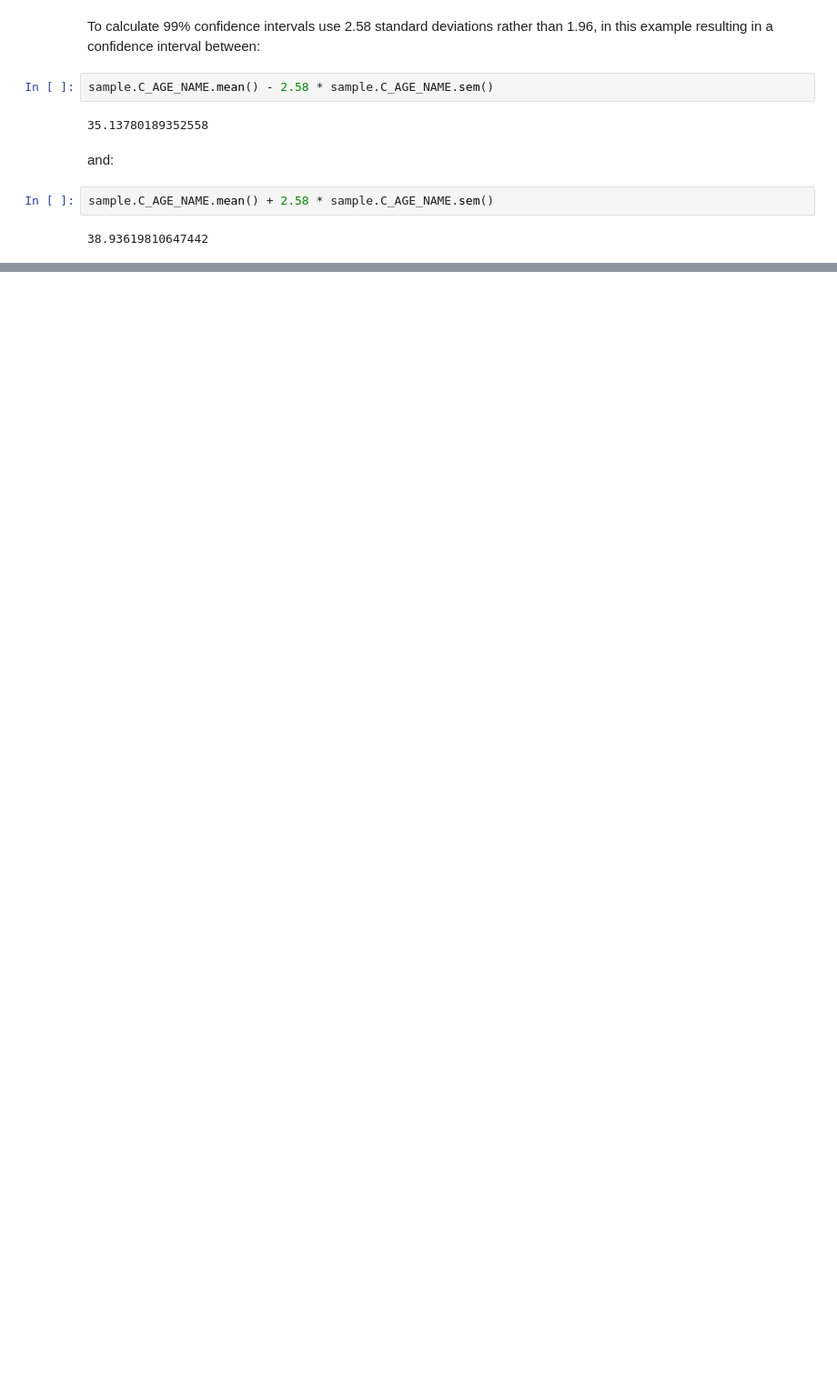
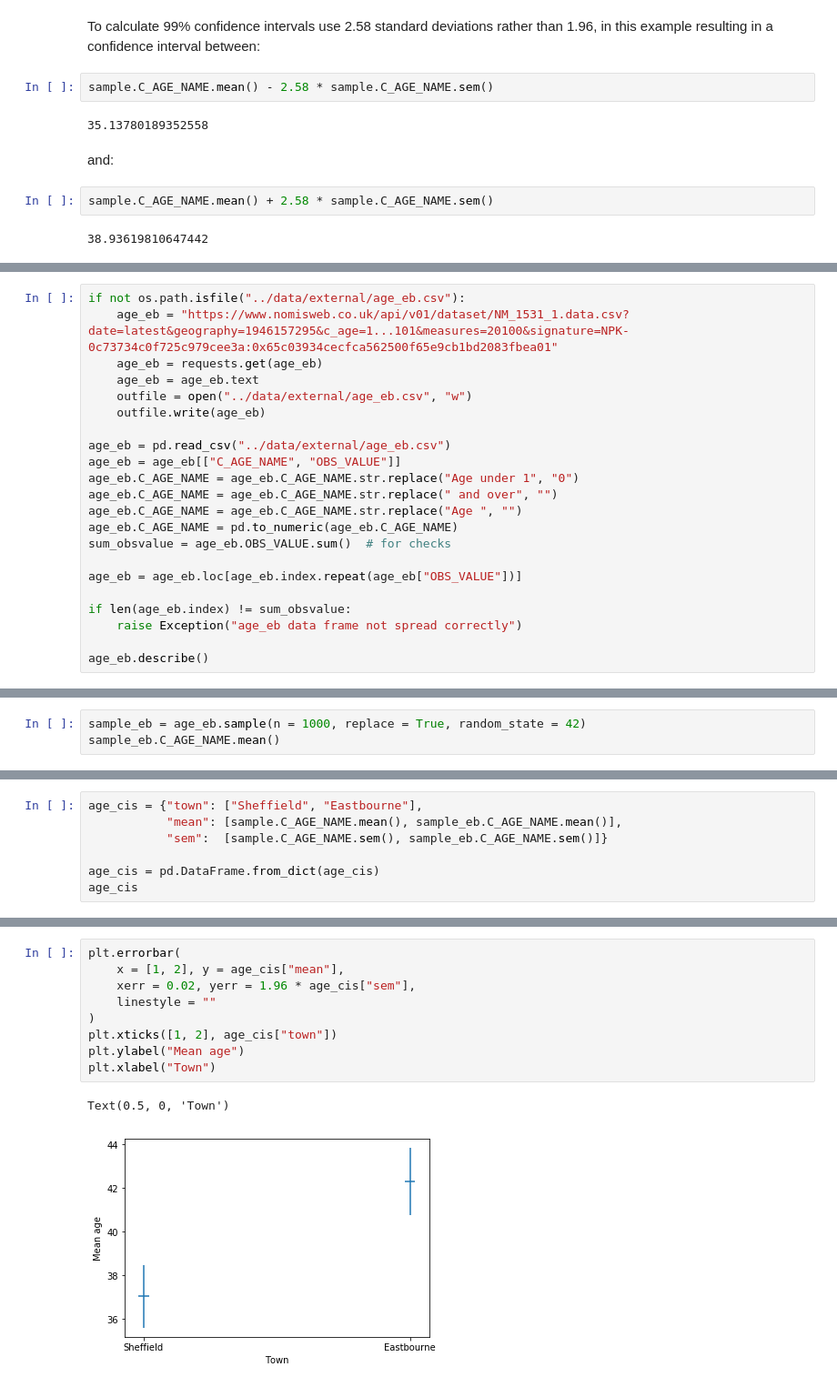
Before and after one commit to philmikejones/stats101, a Jupyter notebook: notebooks/stats101.ipynb, the cells around one changed output, grey strips where cells are left out. Shown at 91% size. Drawn from its saved outputs; the diff is of its cells as text; blank space fills up the shorter version.

```diff
--- a/notebooks/stats101.ipynb
+++ b/notebooks/stats101.ipynb
@@ -457,0 +463,22 @@ From the standard error of the mean and confidence interval we can therefore qua
+# %%
+if not os.path.isfile("../data/external/age_eb.csv"):
+    age_eb = "https://www.nomisweb.co.uk/api/v01/dataset/NM_1531_1.data.csv?date=latest&geography=1946157295&c_age=1...101&measures=20100&signature=NPK-0c73734c0f725c979cee3a:0x65c03934cecfca562500f65e9cb1bd2083fbea01"
+    age_eb = requests.get(age_eb)
+    age_eb = age_eb.text
+    outfile = open("../data/external/age_eb.csv", "w")
+    outfile.write(age_eb)
+
+age_eb = pd.read_csv("../data/external/age_eb.csv")
+age_eb = age_eb[["C_AGE_NAME", "OBS_VALUE"]]
+age_eb.C_AGE_NAME = age_eb.C_AGE_NAME.str.replace("Age under 1", "0")
+age_eb.C_AGE_NAME = age_eb.C_AGE_NAME.str.replace(" and over", "")
+age_eb.C_AGE_NAME = age_eb.C_AGE_NAME.str.replace("Age ", "")
+age_eb.C_AGE_NAME = pd.to_numeric(age_eb.C_AGE_NAME)
+sum_obsvalue = age_eb.OBS_VALUE.sum()  # for checks
+
+age_eb = age_eb.loc[age_eb.index.repeat(age_eb["OBS_VALUE"])]
+
+if len(age_eb.index) != sum_obsvalue:
+    raise Exception("age_eb data frame not spread correctly")
+
+age_eb.describe()
@@ -457,0 +498,3 @@ From the standard error of the mean and confidence interval we can therefore qua
+# %%
+sample_eb = age_eb.sample(n = 1000, replace = True, random_state = 42)
+sample_eb.C_AGE_NAME.mean()
@@ -457,0 +519,7 @@ From the standard error of the mean and confidence interval we can therefore qua
+# %%
+age_cis = {"town": ["Sheffield", "Eastbourne"],
+           "mean": [sample.C_AGE_NAME.mean(), sample_eb.C_AGE_NAME.mean()],
+           "sem":  [sample.C_AGE_NAME.sem(), sample_eb.C_AGE_NAME.sem()]}
+
+age_cis = pd.DataFrame.from_dict(age_cis)
+age_cis
@@ -457,0 +530,12 @@ From the standard error of the mean and confidence interval we can therefore qua
+# %%
+plt.errorbar(
+    x = [1, 2], y = age_cis["mean"],
+    xerr = 0.02, yerr = 1.96 * age_cis["sem"],
+    linestyle = ""
+)
+plt.xticks([1, 2], age_cis["town"])
+plt.ylabel("Mean age")
+plt.xlabel("Town")
+# %% [output]
+Text(0.5, 0, 'Town')
+[figure, added]
```
Also changed, not shown: parts of 10 cells of this notebook.
